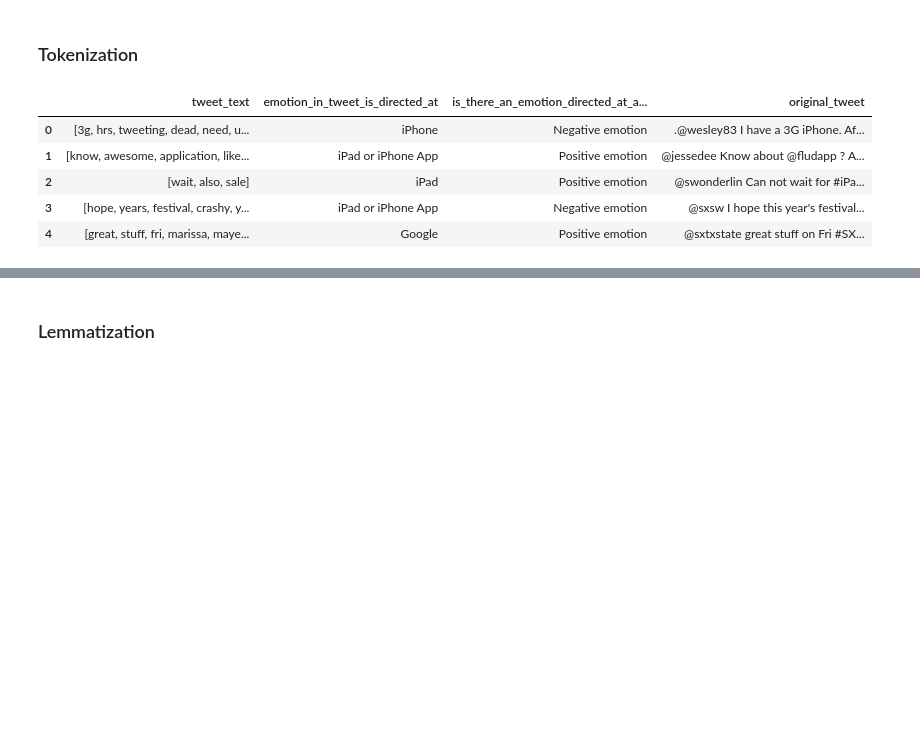
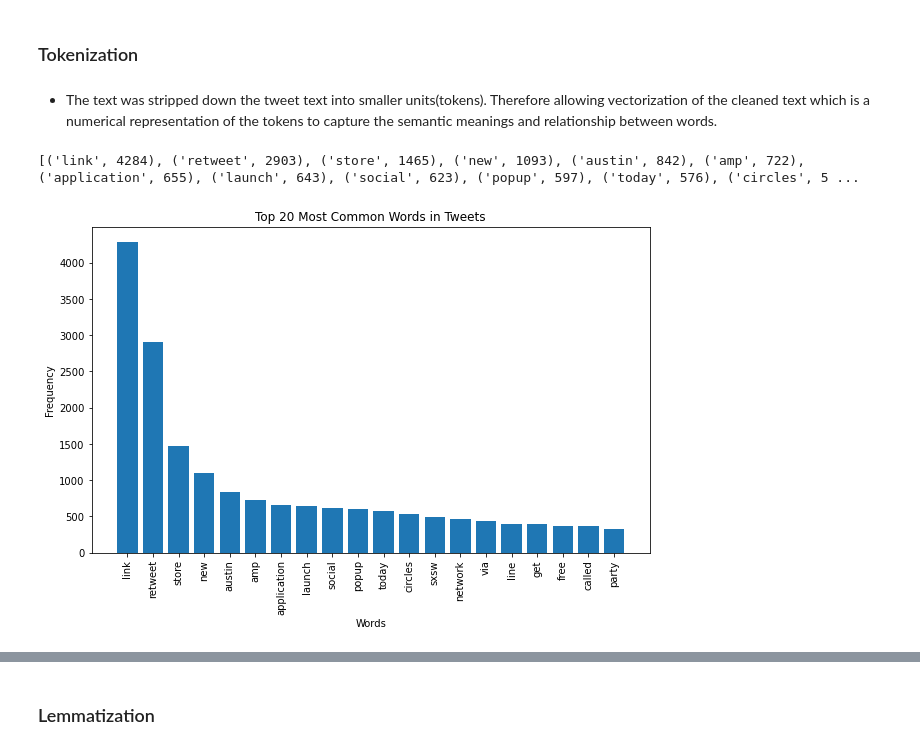
Before and after one commit to Sego-Mich/group_1_phase_4_project, a Jupyter notebook: NLP_p4_project.ipynb, the cells around one changed output, grey strips where cells are left out. Saved outputs shown, nothing was run; the diff lists cells and outputs as text; code cells hidden in the pictures; blank space fills up the shorter version.

```diff
--- a/NLP_p4_project.ipynb
+++ b/NLP_p4_project.ipynb
@@ -378,12 +461,35 @@ df[["tweet_text","original_tweet"]].head(10)
 # %%
 for index in range(df.tweet_text.shape[0]):
     df.tweet_text.iloc[index] = word_tokenize(df.tweet_text.iloc[index])
-# %%
-df.head()
-# %% [output]
-|  | tweet_text | emotion_in_tweet_is_directed_at | is_there_an_emotion_directed_at_a... | original_tweet |
-| 0 | [3g, hrs, tweeting, dead, need, u... | iPhone | Negative emotion | .@wesley83 I have a 3G iPhone. Af... |
-| 1 | [know, awesome, application, like... | iPad or iPhone App | Positive emotion | @jessedee Know about @fludapp ? A... |
-| 2 | [wait, also, sale] | iPad | Positive emotion | @swonderlin Can not wait for #iPa... |
-| 3 | [hope, years, festival, crashy, y... | iPad or iPhone App | Negative emotion | @sxsw I hope this year's festival... |
-| 4 | [great, stuff, fri, marissa, maye... | Google | Positive emotion | @sxtxstate great stuff on Fri #SX... |
+# %% [markdown]
+- The text was stripped down the tweet text into smaller units(tokens). Therefore allowing vectorization of the cleaned text which is a numerical representation of the tokens to capture the semantic meanings and relationship between words.
+# %%
+tokens = []
+for index in range(df.tweet_text.shape[0]):
+    text=df.tweet_text.iloc[index]
+    for word in text:tokens.append(word)
+# creating frequency distribution from the tokens
+freqdist = FreqDist(tokens)
+
+# getting 200 most common words
+most_common = freqdist.most_common(200)
+
+print(most_common)
+# %% [output]
+[('link', 4284), ('retweet', 2903), ('store', 1465), ('new', 1093), ('austin', 842), ('amp', 722), ('application', 655), ('launch', 643), ('social', 623), ('popup', 597), ('today', 576), ('circles', 5 ...
+# %%
+#  top 20 most common words for visualization barplot
+top_20 = freqdist.most_common(20)
+
+# splitting the words and their frequencies into separate lists
+words, frequencies = zip(*top_20)
+
+plt.figure(figsize=(10, 6))
+plt.bar(words, frequencies)
+plt.xticks(rotation=90)
+plt.title('Top 20 Most Common Words in Tweets')
+plt.xlabel('Words')
+plt.ylabel('Frequency')
+plt.show()
+# %% [output]
+[figure, added]
```
Also changed, not shown: parts of 71 cells of this notebook, 4 other files.
